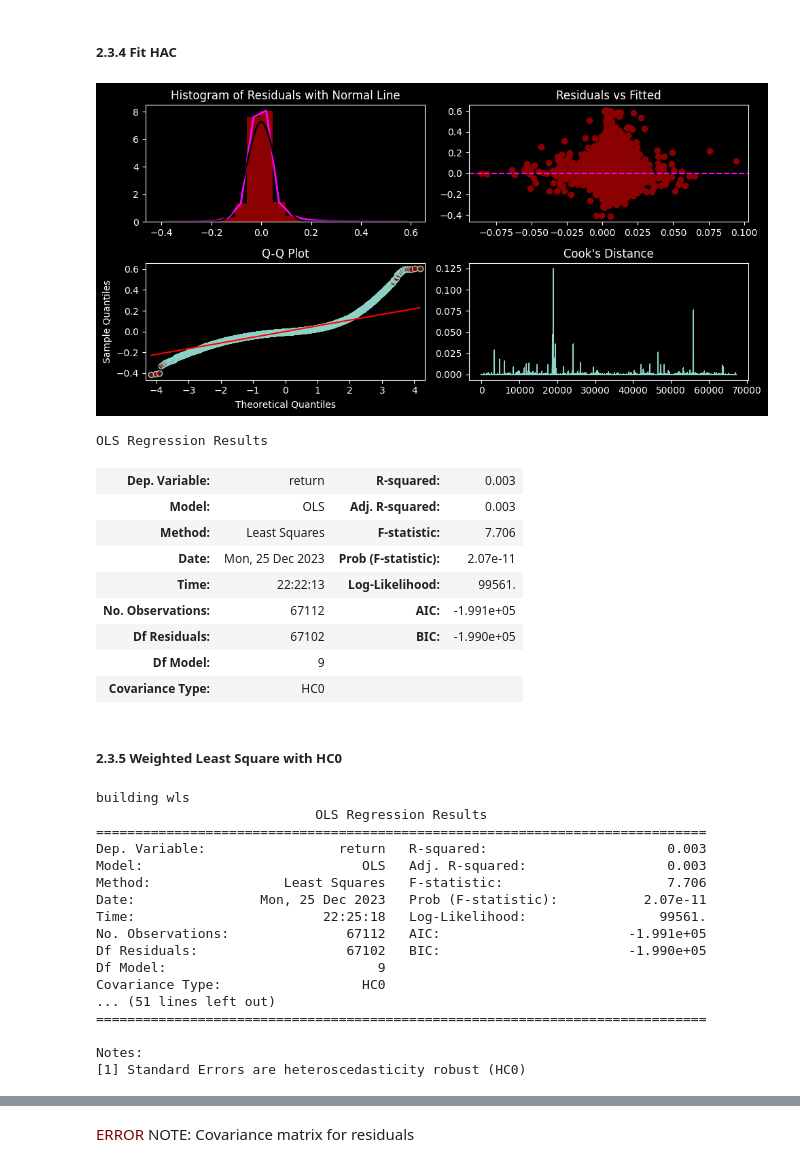
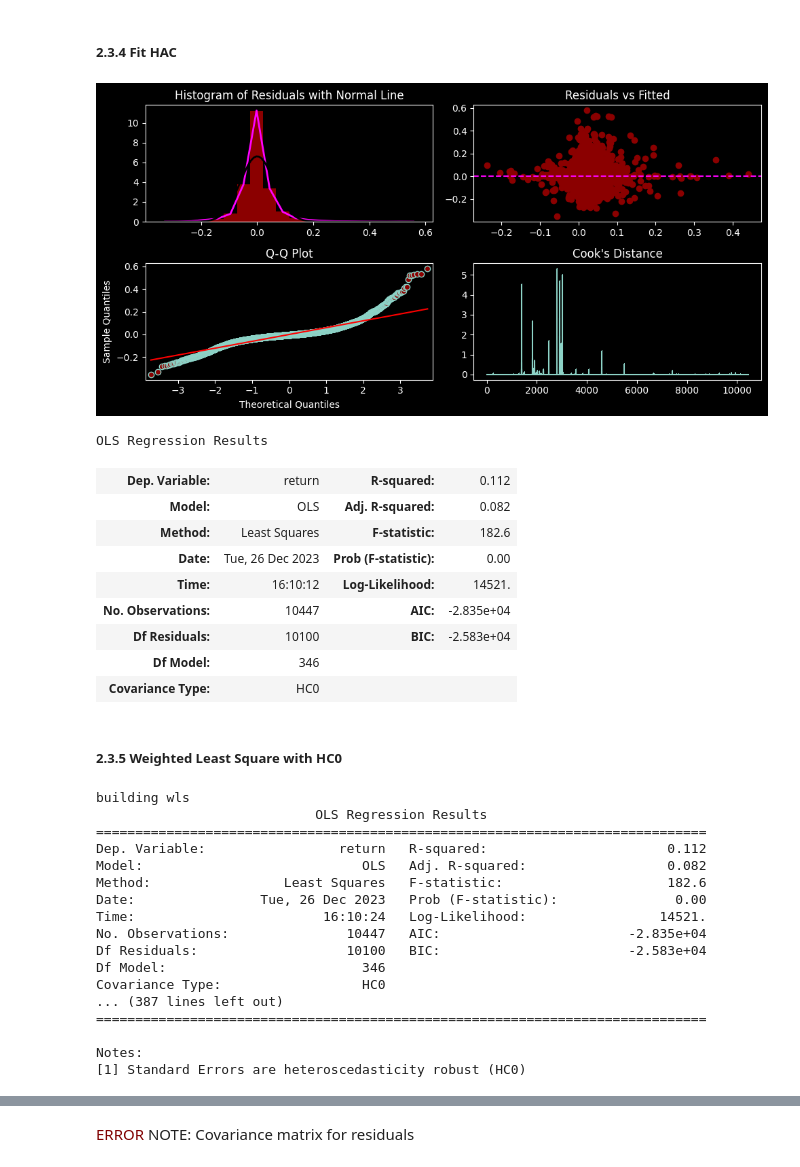
Before and after one commit to KJJHHH/Build-Portfolio, a Jupyter notebook: TEJ_portfolio/TEJ_Reg_Analysis.ipynb, the cells around one changed output, grey strips where cells are left out. Saved outputs shown, nothing was run; the diff lists cells and outputs as text; code cells hidden in the pictures.

```diff
--- a/TEJ_portfolio/TEJ_Reg_Analysis.ipynb
+++ b/TEJ_portfolio/TEJ_Reg_Analysis.ipynb
@@ -570,0 +542,2 @@ X_poly_selected_corr.shape
+# %%
+X_poly = fe.transform_poly(X_scale_winsor)
@@ -570,0 +546,2 @@ X_poly_selected_corr.shape
+# %%
+X_selected_corr, selected_col = fe.selected_pearsonr(X_poly, y_train)
@@ -571,3 +555,2 @@ X_poly_selected_corr.shape
 # %%
-X_pca = fe.transform_pca(X_poly_selected_corr, var = 100)
-X_pca.shape
+X_pca, X_test = fe.transform_pca(X_selected_corr, X_test=None, var = int(X_selected_corr.shape[1]/10))
@@ -581,4 +566,4 @@ selected col bic: [83, 31, 57, 96, 30, 84, 68, 40, 70]
 # %%
-linear = fit_linear(sm.add_constant(X_selected_bic), y_train)
+linear = build_ols(sm.add_constant(X_pca), y_train)
 print(linear.summary())
 graphic_diagnostic(linear)
@@ -603,20 +607,20 @@ graphic_diagnostic(linear_reg)
 ##### 2.3.4 Fit HAC
 # %%
 # use HC0
-linear_reg = fit_linear(sm.add_constant(X_selected_bic), y_train, HC = 'HC0')
+linear_reg = build_ols(sm.add_constant(X_pca), y_train, HC = 'HC0')
 graphic_diagnostic(linear_reg)
 linear_reg.summary().tables[0]
 # %% [output]
-[figure, old version]
+[figure, new version]
 OLS Regression Results
-| Dep. Variable: | return | R-squared: | 0.003 |
-| Model: | OLS | Adj. R-squared: | 0.003 |
-| Method: | Least Squares | F-statistic: | 7.706 |
-| Date: | Mon, 25 Dec 2023 | Prob (F-statistic): | 2.07e-11 |
-| Time: | 22:22:13 | Log-Likelihood: | 99561. |
-| No. Observations: | 67112 | AIC: | -1.991e+05 |
-| Df Residuals: | 67102 | BIC: | -1.990e+05 |
-| Df Model: | 9 |  |  |
+| Dep. Variable: | return | R-squared: | 0.112 |
+| Model: | OLS | Adj. R-squared: | 0.082 |
+| Method: | Least Squares | F-statistic: | 182.6 |
+| Date: | Tue, 26 Dec 2023 | Prob (F-statistic): | 0.00 |
+| Time: | 16:10:12 | Log-Likelihood: | 14521. |
+| No. Observations: | 10447 | AIC: | -2.835e+04 |
+| Df Residuals: | 10100 | BIC: | -2.583e+04 |
+| Df Model: | 346 |  |  |
 | Covariance Type: | HC0 |  |  |
 # %% [markdown]
 ##### 2.3.5 Weighted Least Square with HC0
@@ -630,10 +634,7 @@ from sklearn.metrics import mean_squared_error
 X_train, y_train = split_X_y(train)
 X_test, y_test = split_X_y(test)
 
-X_selected_bic = sm.add_constant(X_selected_bic)
-
-linear_reg = fit_linear(X_selected_bic, y_train, "HC0")
-linear_reg_weighted = build_wls(X_selected_bic, y_train, "HC0")
+linear_reg_weighted = build_wls(sm.add_constant(X_selected_bic), y_train, "HC0")
 
 print(linear_reg.summary())
 print(linear_reg_weighted.summary())
@@ -641,16 +642,16 @@ print(linear_reg_weighted.summary())
 building wls
                             OLS Regression Results
 ==============================================================================
-Dep. Variable:                 return   R-squared:                       0.003
-Model:                            OLS   Adj. R-squared:                  0.003
-Method:                 Least Squares   F-statistic:                     7.706
-Date:                Mon, 25 Dec 2023   Prob (F-statistic):           2.07e-11
-Time:                        22:25:18   Log-Likelihood:                 99561.
-No. Observations:               67112   AIC:                        -1.991e+05
-Df Residuals:                   67102   BIC:                        -1.990e+05
-Df Model:                           9
+Dep. Variable:                 return   R-squared:                       0.112
+Model:                            OLS   Adj. R-squared:                  0.082
+Method:                 Least Squares   F-statistic:                     182.6
+Date:                Tue, 26 Dec 2023   Prob (F-statistic):               0.00
+Time:                        16:10:24   Log-Likelihood:                 14521.
+No. Observations:               10447   AIC:                        -2.835e+04
+Df Residuals:                   10100   BIC:                        -2.583e+04
+Df Model:                         346
 Covariance Type:                  HC0
-... (51 lines left out)
+... (387 lines left out)
 ==============================================================================
 
 Notes:
```
Also changed, not shown: parts of 60 cells of this notebook, 2 other files.
